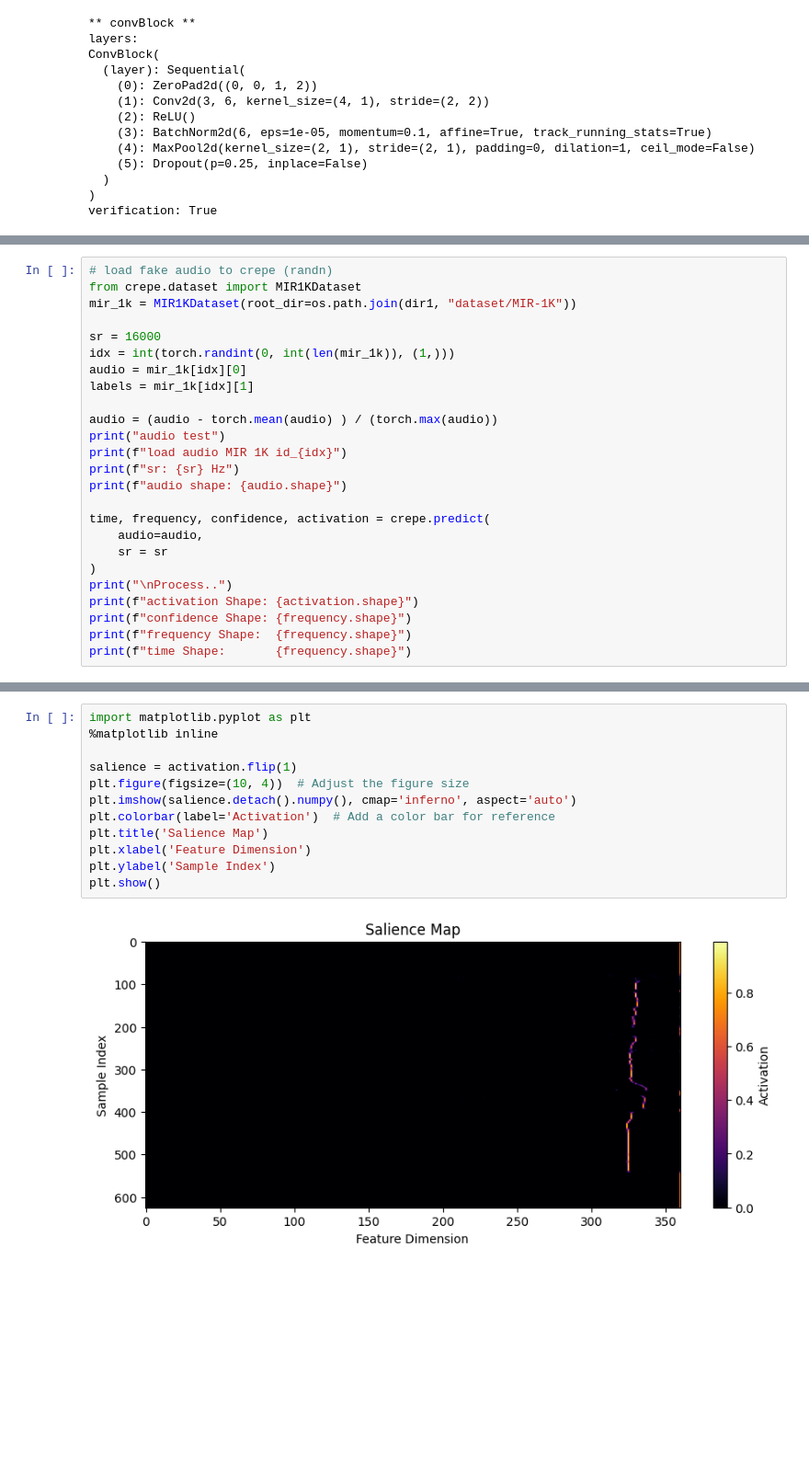
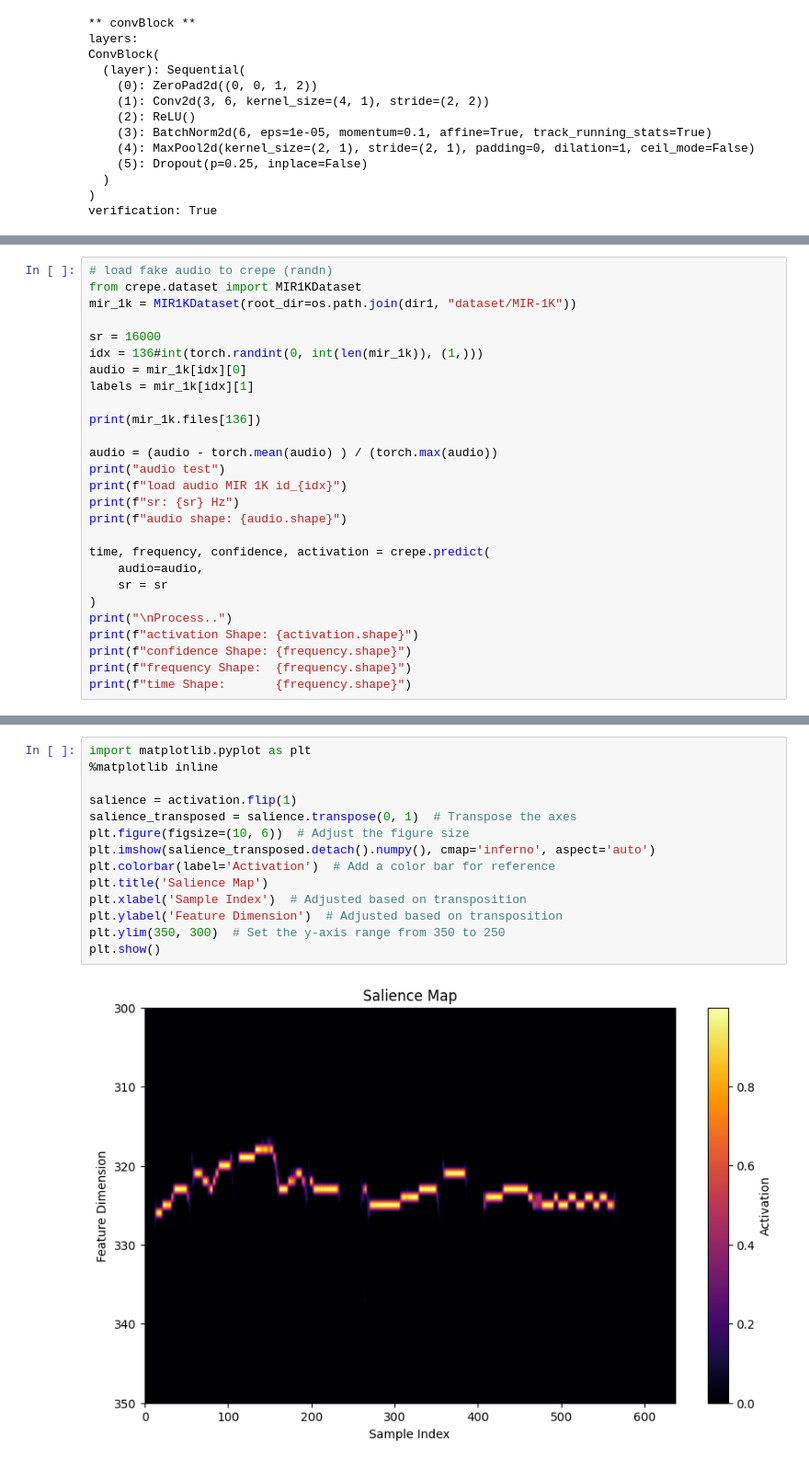
Before and after one commit to chloelavrat/TorchCrepe, a Jupyter notebook: notebooks/model.ipynb, the cells around one changed output, grey strips where cells are left out. Shown at 92% size. Cells and saved outputs as stored; diff of their text form; blank space fills up the shorter version.

```diff
--- a/notebooks/model.ipynb
+++ b/notebooks/model.ipynb
@@ -65,9 +65,11 @@ from crepe.dataset import MIR1KDataset
 mir_1k = MIR1KDataset(root_dir=os.path.join(dir1, "dataset/MIR-1K"))
 
 sr = 16000
-idx = int(torch.randint(0, int(len(mir_1k)), (1,)))
+idx = 136#int(torch.randint(0, int(len(mir_1k)), (1,)))
 audio = mir_1k[idx][0]
 labels = mir_1k[idx][1]
+
+print(mir_1k.files[136])
 
 audio = (audio - torch.mean(audio) ) / (torch.max(audio))
 print("audio test")
@@ -98,17 +101,19 @@ time Shape:       torch.Size([625])
 # %%
 import matplotlib.pyplot as plt
 %matplotlib inline
 
 salience = activation.flip(1)
-plt.figure(figsize=(10, 4))  # Adjust the figure size
-plt.imshow(salience.detach().numpy(), cmap='inferno', aspect='auto')
+salience_transposed = salience.transpose(0, 1)  # Transpose the axes
+plt.figure(figsize=(10, 6))  # Adjust the figure size
+plt.imshow(salience_transposed.detach().numpy(), cmap='inferno', aspect='auto')
 plt.colorbar(label='Activation')  # Add a color bar for reference
 plt.title('Salience Map')
-plt.xlabel('Feature Dimension')
-plt.ylabel('Sample Index')
+plt.xlabel('Sample Index')  # Adjusted based on transposition
+plt.ylabel('Feature Dimension')  # Adjusted based on transposition
+plt.ylim(350, 300)  # Set the y-axis range from 350 to 250
 plt.show()
 # %% [output]
-[figure, old version]
+[figure, new version]
 # %%
 import torch
 import matplotlib.pyplot as plt
```
Also changed, not shown: parts of 4 cells of this notebook, 7 other files.
